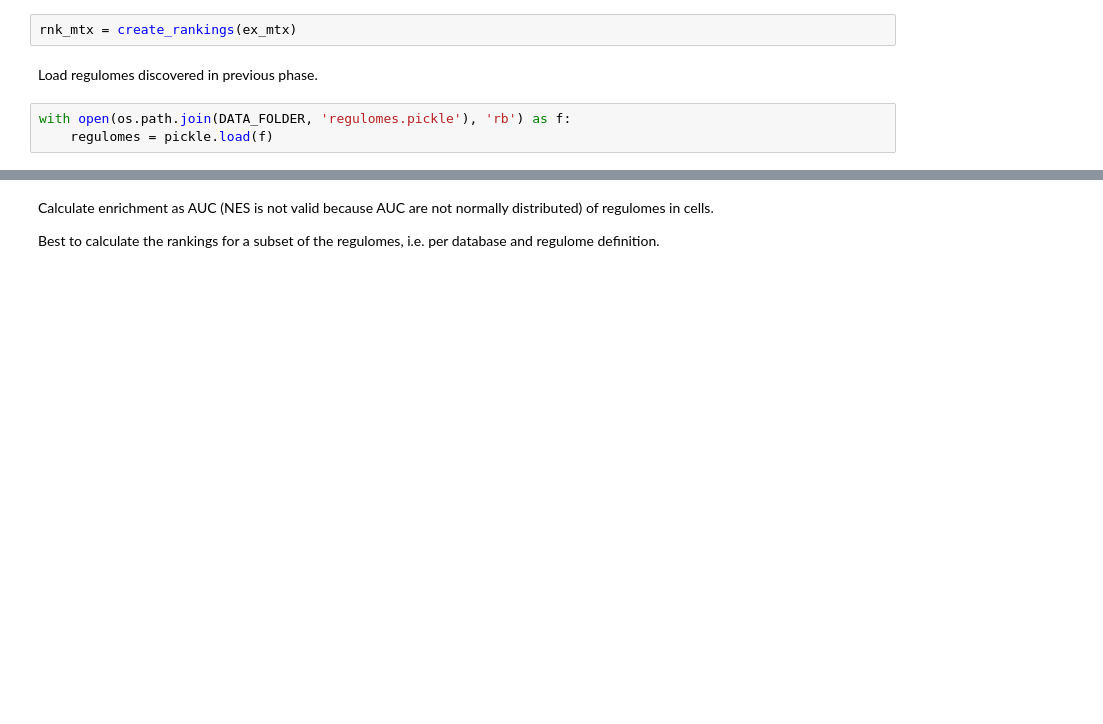
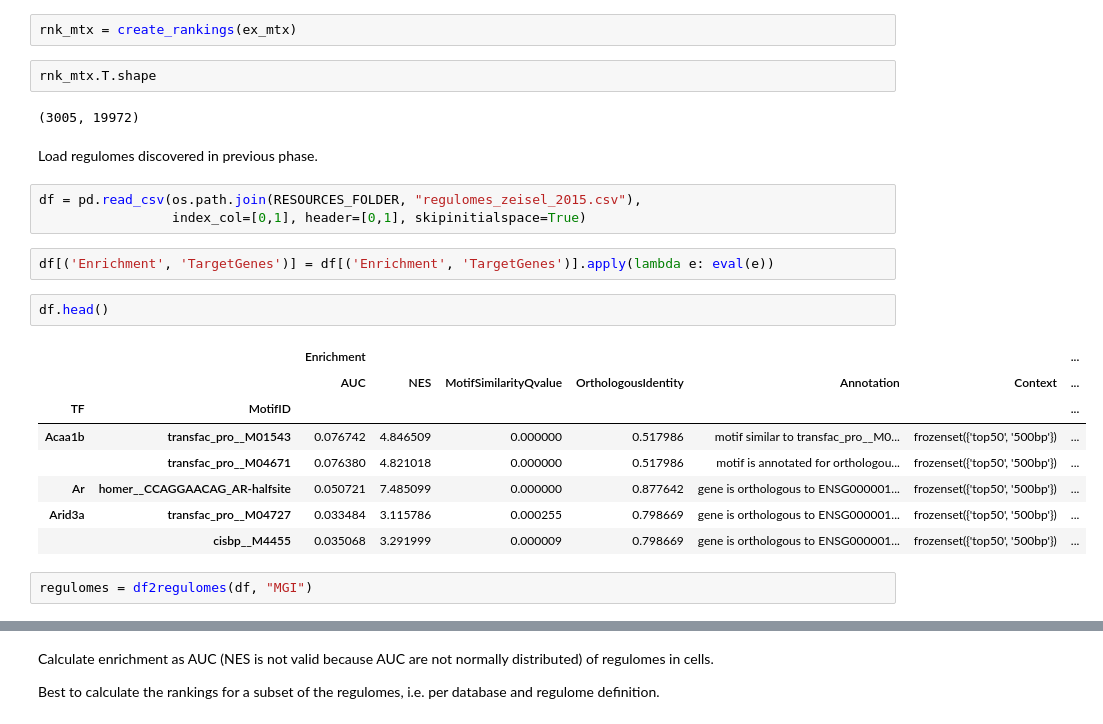
Before and after one commit to aertslab/pySCENIC, a Jupyter notebook: notebooks/pySCENIC - Phase III - Enrichment of regulomes at cellular resolution.ipynb, the cells around one changed output, grey strips where cells are left out. Drawn from its saved outputs; the diff is of its cells as text; blank space fills up the shorter version.

```diff
--- a/notebooks/pySCENIC - Phase III - Enrichment of regulomes at cellular resolution.ipynb
+++ b/notebooks/pySCENIC - Phase III - Enrichment of regulomes at cellular resolution.ipynb
@@ -19,8 +21,27 @@ Load and rank expression profiles from single-cell experiment.
 ex_mtx = pd.read_csv(os.path.join(RESOURCES_FOLDER, 'GSE60361_C1-3005-Expression.txt'), sep='\t', header=0, index_col=0)
 # %%
 rnk_mtx = create_rankings(ex_mtx)
+# %%
+rnk_mtx.T.shape
+# %% [output]
+(3005, 19972)
 # %% [markdown]
 Load regulomes discovered in previous phase.
-# %%
-with open(os.path.join(DATA_FOLDER, 'regulomes.pickle'), 'rb') as f:
-    regulomes = pickle.load(f)
+# %%
+df = pd.read_csv(os.path.join(RESOURCES_FOLDER, "regulomes_zeisel_2015.csv"),
+                 index_col=[0,1], header=[0,1], skipinitialspace=True)
+# %%
+df[('Enrichment', 'TargetGenes')] = df[('Enrichment', 'TargetGenes')].apply(lambda e: eval(e))
+# %%
+df.head()
+# %% [output]
+|  |  | Enrichment |  |  |  |  |  | ... |
+|  |  | AUC | NES | MotifSimilarityQvalue | OrthologousIdentity | Annotation | Context | ... |
+| TF | MotifID |  |  |  |  |  |  | ... |
+| Acaa1b | transfac_pro__M01543 | 0.076742 | 4.846509 | 0.000000 | 0.517986 | motif similar to transfac_pro__M0... | frozenset({'top50', '500bp'}) | ... |
+|  | transfac_pro__M04671 | 0.076380 | 4.821018 | 0.000000 | 0.517986 | motif is annotated for orthologou... | frozenset({'top50', '500bp'}) | ... |
+| Ar | homer__CCAGGAACAG_AR-halfsite | 0.050721 | 7.485099 | 0.000000 | 0.877642 | gene is orthologous to ENSG000001... | frozenset({'top50', '500bp'}) | ... |
+| Arid3a | transfac_pro__M04727 | 0.033484 | 3.115786 | 0.000255 | 0.798669 | gene is orthologous to ENSG000001... | frozenset({'top50', '500bp'}) | ... |
+|  | cisbp__M4455 | 0.035068 | 3.291999 | 0.000009 | 0.798669 | gene is orthologous to ENSG000001... | frozenset({'top50', '500bp'}) | ... |
+# %%
+regulomes = df2regulomes(df, "MGI")
```
Also changed, not shown: parts of 9 cells of this notebook, 1 other file.
